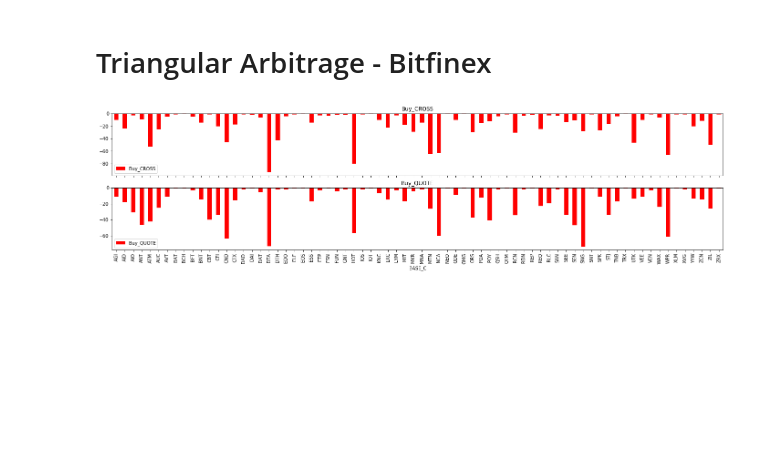
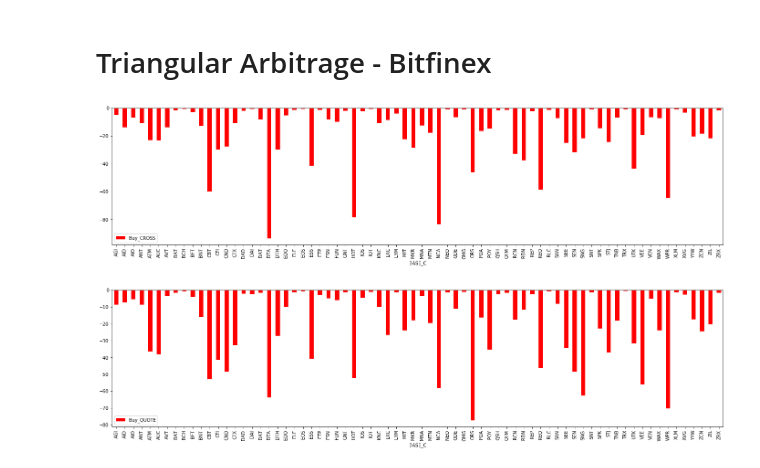
Before and after one commit to alpenmilch411/Triangular-Arbitrage, a Jupyter notebook: bitfinex/TA_bitfinex.ipynb, the cells around one changed output. Cells and saved outputs as stored; diff of their text form; code cells hidden in the pictures; blank space fills up the shorter version.

```diff
--- a/bitfinex/TA_bitfinex.ipynb
+++ b/bitfinex/TA_bitfinex.ipynb
@@ -35,22 +35,27 @@ class arbitrage_check:
         data_cross["CROSS_BID"] = data_cross["BID_x"]/data_cross["ASK_y"]
         data_cross["CROSS_ASK"] = data_cross["ASK_x"]/data_cross["BID_y"]
         data_cross["QUOTE_BID"] = data_BTC.at["tETHBTC", 'BID']
+        data_cross["QUOTE_BID_SIZE"] = data_BTC.at["tETHBTC", 'BID_SIZE']
         data_cross["QUOTE_ASK"] = data_BTC.at["tETHBTC", 'ASK']
+        data_cross["QUOTE_ASK_SIZE"] = data_BTC.at["tETHBTC", 'ASK_SIZE']
 
         data_cross["Buy_QUOTE"] = (((data_cross["QUOTE_BID"]/data_cross["CROSS_ASK"])-1)*100)-((((1+0.002)**3)*100)-100)
         data_cross["Buy_CROSS"] = (((data_cross["CROSS_BID"]/data_cross["QUOTE_ASK"])-1)*100)-((((1+0.002)**3)*100)-100)
-        data_cross.sort_values(by=['Buy_QUOTE'])
-        data_cross['positive'] = data_cross['Buy_CROSS'] > 0
+        data_cross.sort_values(by=['Buy_CROSS'])
+        data_cross['positive_cross'] = data_cross['Buy_CROSS'] > 0
+        data_cross['positive_quote'] = data_cross['Buy_QUOTE'] > 0
         #data_cross["FEE"] = (1+0.002)**3
         return data_cross.sort_values("BASE_C")
 # %%
 program = arbitrage_check()
 
 data= program.df_analysis()
 
-plots = data.plot.bar(x="BASE_C",y=["Buy_CROSS","Buy_QUOTE"],figsize=(24,5.5),color=data.positive.map({True: 'g', False: 'r'}), subplots=True)
+plots = data.plot.bar(x="BASE_C",y=["Buy_CROSS"],figsize=(24,5.5),color=[data.positive_cross.map({True: 'g', False: 'r'})])
+plots = data.plot.bar(x="BASE_C",y=["Buy_QUOTE"],figsize=(24,5.5),color=[data.positive_quote.map({True: 'g', False: 'r'})])
 # %% [output]
-[figure, old version]
+[figure, new version]
+[figure, added]
 # %%
 #Descriptive Statistics
 data.describe()
```
Also changed, not shown: parts of 3 cells of this notebook, 1 other file.
